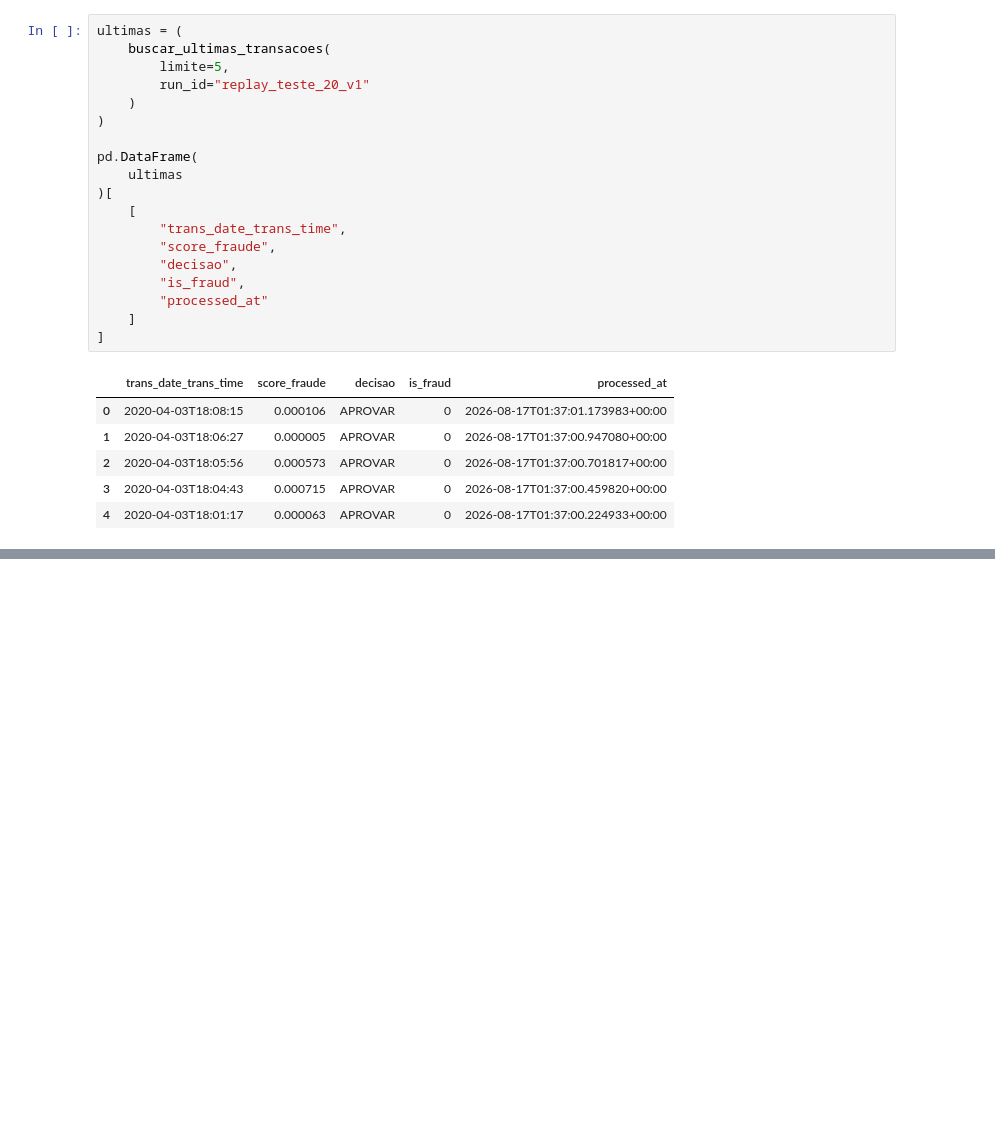
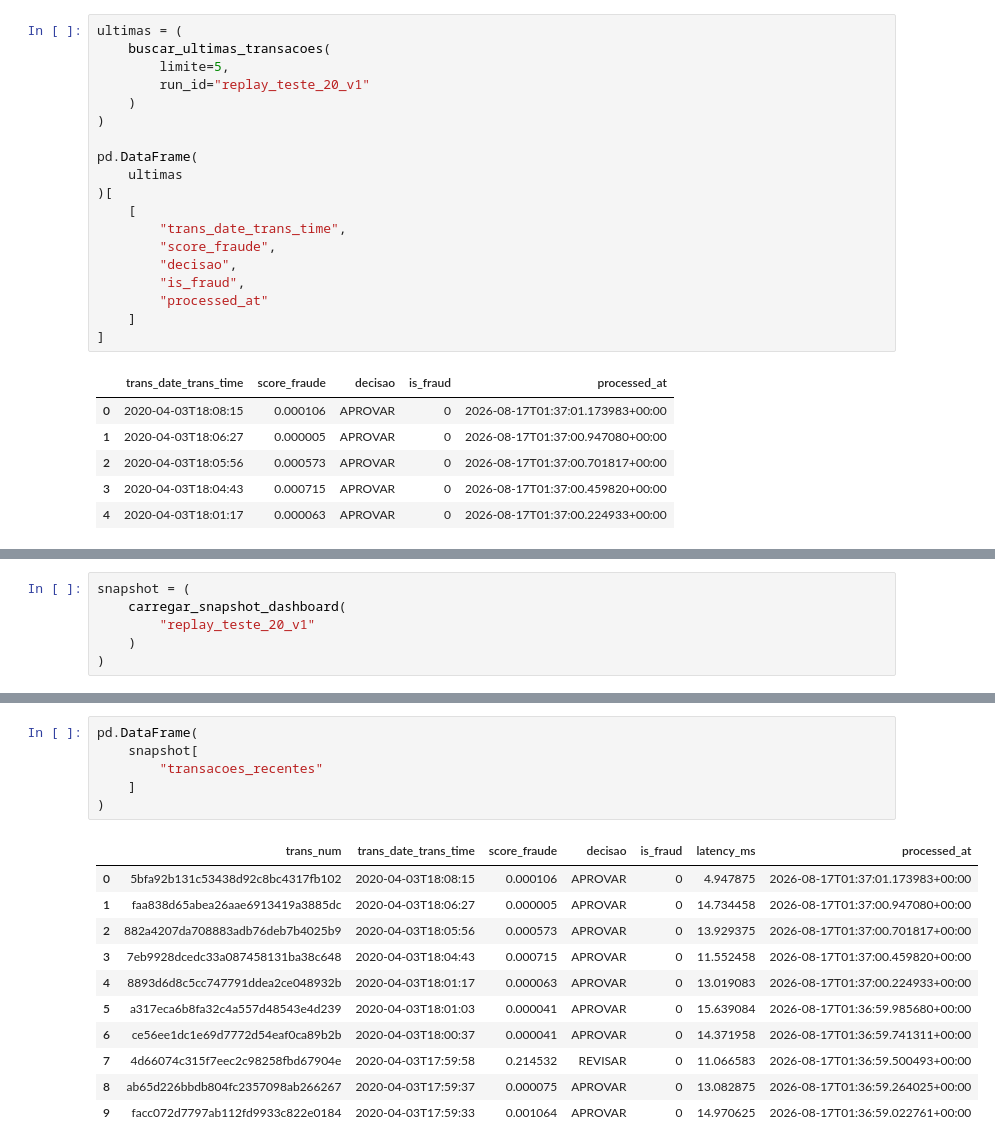
Before and after one commit to lucao-py/ccard_fraud_ml, a Jupyter notebook: notebooks/09. Replay Temporal.ipynb, the cells around one changed output, grey strips where cells are left out. Drawn from its saved outputs; the diff is of its cells as text; blank space fills up the shorter version.

```diff
--- a/notebooks/09. Replay Temporal.ipynb
+++ b/notebooks/09. Replay Temporal.ipynb
@@ -169,0 +178,6 @@ pd.DataFrame(
+# %%
+snapshot = (
+    carregar_snapshot_dashboard(
+        "replay_teste_20_v1"
+    )
+)
@@ -169,0 +211,18 @@ pd.DataFrame(
+# %%
+pd.DataFrame(
+    snapshot[
+        "transacoes_recentes"
+    ]
+)
+# %% [output]
+|  | trans_num | trans_date_trans_time | score_fraude | decisao | is_fraud | latency_ms | processed_at |
+| 0 | 5bfa92b131c53438d92c8bc4317fb102 | 2020-04-03T18:08:15 | 0.000106 | APROVAR | 0 | 4.947875 | 2026-08-17T01:37:01.173983+00:00 |
+| 1 | faa838d65abea26aae6913419a3885dc | 2020-04-03T18:06:27 | 0.000005 | APROVAR | 0 | 14.734458 | 2026-08-17T01:37:00.947080+00:00 |
+| 2 | 882a4207da708883adb76deb7b4025b9 | 2020-04-03T18:05:56 | 0.000573 | APROVAR | 0 | 13.929375 | 2026-08-17T01:37:00.701817+00:00 |
+| 3 | 7eb9928dcedc33a087458131ba38c648 | 2020-04-03T18:04:43 | 0.000715 | APROVAR | 0 | 11.552458 | 2026-08-17T01:37:00.459820+00:00 |
+| 4 | 8893d6d8c5cc747791ddea2ce048932b | 2020-04-03T18:01:17 | 0.000063 | APROVAR | 0 | 13.019083 | 2026-08-17T01:37:00.224933+00:00 |
+| 5 | a317eca6b8fa32c4a557d48543e4d239 | 2020-04-03T18:01:03 | 0.000041 | APROVAR | 0 | 15.639084 | 2026-08-17T01:36:59.985680+00:00 |
+| 6 | ce56ee1dc1e69d7772d54eaf0ca89b2b | 2020-04-03T18:00:37 | 0.000041 | APROVAR | 0 | 14.371958 | 2026-08-17T01:36:59.741311+00:00 |
+| 7 | 4d66074c315f7eec2c98258fbd67904e | 2020-04-03T17:59:58 | 0.214532 | REVISAR | 0 | 11.066583 | 2026-08-17T01:36:59.500493+00:00 |
+| 8 | ab65d226bbdb804fc2357098ab266267 | 2020-04-03T17:59:37 | 0.000075 | APROVAR | 0 | 13.082875 | 2026-08-17T01:36:59.264025+00:00 |
+| 9 | facc072d7797ab112fd9933c822e0184 | 2020-04-03T17:59:33 | 0.001064 | APROVAR | 0 | 14.970625 | 2026-08-17T01:36:59.022761+00:00 |
```
Also changed, not shown: parts of 18 cells of this notebook, 9 other files.
